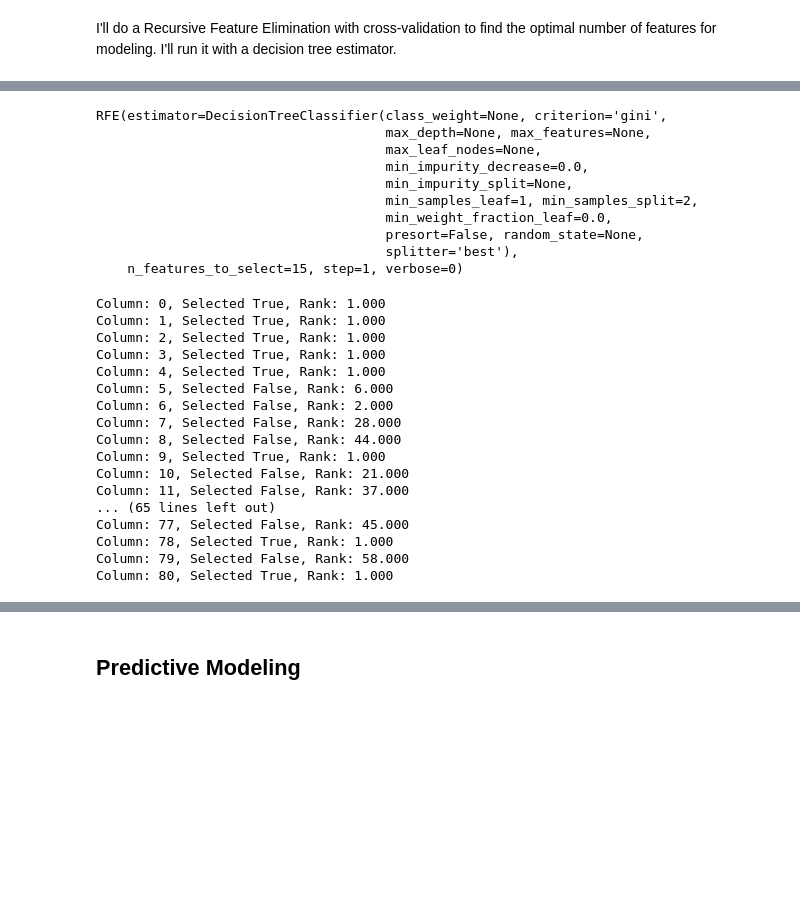
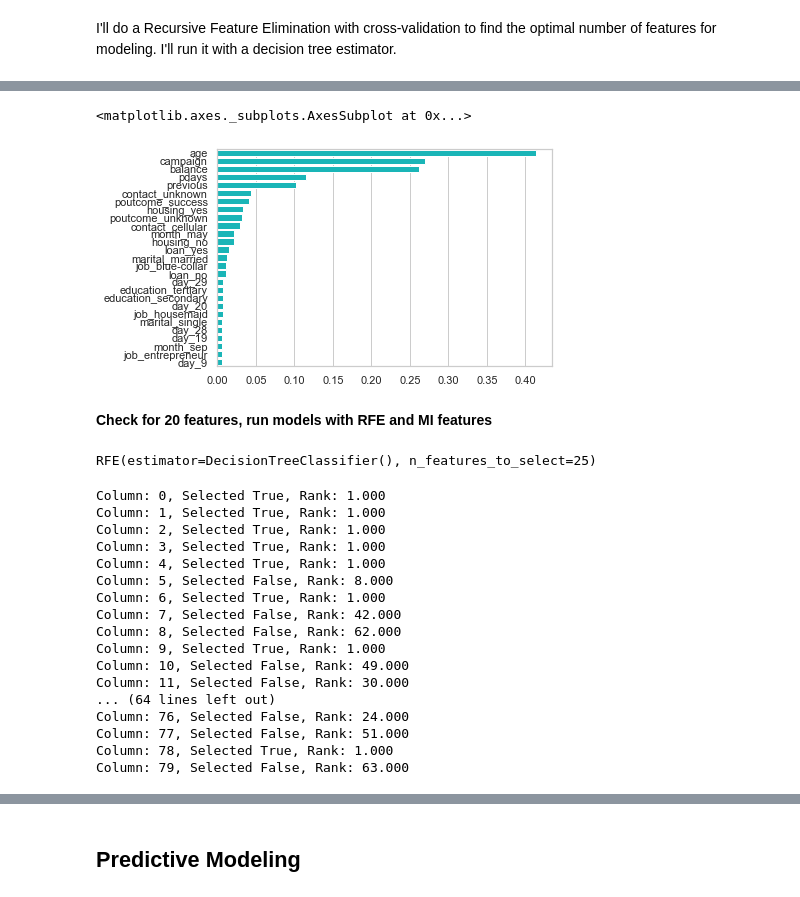
Before and after one commit to nataliablock/bank_marketing_prediction, a Jupyter notebook: bank_marketing_pred.ipynb, the cells around one changed output, grey strips where cells are left out. Drawn from its saved outputs; the diff is of its cells as text; code cells hidden in the pictures; blank space fills up the shorter version.

Commit message:
more work on feature selection

```diff
--- a/bank_marketing_pred.ipynb
+++ b/bank_marketing_pred.ipynb
@@ -631,22 +641,35 @@ for name, model in models.items():
+# %%
+# Creating mutual_info_classif object.
+
+bestMI = mutual_info_classif(X_train, y_train, discrete_features = 'auto', n_neighbors = 3)
+
+#Saving scores in a pandas series.
+
+bestMI_scores = pd.Series(bestMI, index = X_train.columns)
+
+#Saving in decreasing order.
+bestMI_scores = bestMI_scores.sort_values(ascending = False)
+# %%
+#Selecting features that the score were not zero
+bestMI_scores=bestMI_scores[bestMI_scores.values>=0.005]
+# %%
+#Plotting Mutual Information scores
+sns.barplot(bestMI_scores.values, bestMI_scores.index, color='darkturquoise')
+# %% [output]
+<matplotlib.axes._subplots.AxesSubplot at 0x...>
+[figure, added]
+# %% [markdown]
+**Check for 20 features, run models with RFE and MI features**
 # %%
-#Results of RFE for 15 features
+#Results of RFE for 25 features
 
-rfe = RFE(estimator=DecisionTreeClassifier(), n_features_to_select=15)
-rfe.fit(X_rfe,y_rfe)
+rfe = RFE(estimator=DecisionTreeClassifier(), n_features_to_select=25)
+rfe.fit(X_train,y_train)
 # %% [output]
-RFE(estimator=DecisionTreeClassifier(class_weight=None, criterion='gini',
-                                     max_depth=None, max_features=None,
-                                     max_leaf_nodes=None,
-                                     min_impurity_decrease=0.0,
-                                     min_impurity_split=None,
-                                     min_samples_leaf=1, min_samples_split=2,
-                                     min_weight_fraction_leaf=0.0,
-                                     presort=False, random_state=None,
-                                     splitter='best'),
-    n_features_to_select=15, step=1, verbose=0)
+RFE(estimator=DecisionTreeClassifier(), n_features_to_select=25)
 # %%
 # summarize all features
-for i in range(X_rfe.shape[1]):
+for i in range(X_train.shape[1]):
     print('Column: %d, Selected %s, Rank: %.3f' % (i, rfe.support_[i], rfe.ranking_[i]))
 # %% [output]
 Column: 0, Selected True, Rank: 1.000
@@ -654,17 +677,17 @@ Column: 1, Selected True, Rank: 1.000
 Column: 2, Selected True, Rank: 1.000
 Column: 3, Selected True, Rank: 1.000
 Column: 4, Selected True, Rank: 1.000
-Column: 5, Selected False, Rank: 6.000
-Column: 6, Selected False, Rank: 2.000
-Column: 7, Selected False, Rank: 28.000
-Column: 8, Selected False, Rank: 44.000
+Column: 5, Selected False, Rank: 8.000
+Column: 6, Selected True, Rank: 1.000
+Column: 7, Selected False, Rank: 42.000
+Column: 8, Selected False, Rank: 62.000
 Column: 9, Selected True, Rank: 1.000
-Column: 10, Selected False, Rank: 21.000
-Column: 11, Selected False, Rank: 37.000
-... (65 lines left out)
-Column: 77, Selected False, Rank: 45.000
+Column: 10, Selected False, Rank: 49.000
+Column: 11, Selected False, Rank: 30.000
+... (64 lines left out)
+Column: 76, Selected False, Rank: 24.000
+Column: 77, Selected False, Rank: 51.000
 Column: 78, Selected True, Rank: 1.000
-Column: 79, Selected False, Rank: 58.000
-Column: 80, Selected True, Rank: 1.000
+Column: 79, Selected False, Rank: 63.000
 # %%
 # Collecting selected features
```
Also changed, not shown: parts of 28 cells of this notebook.
